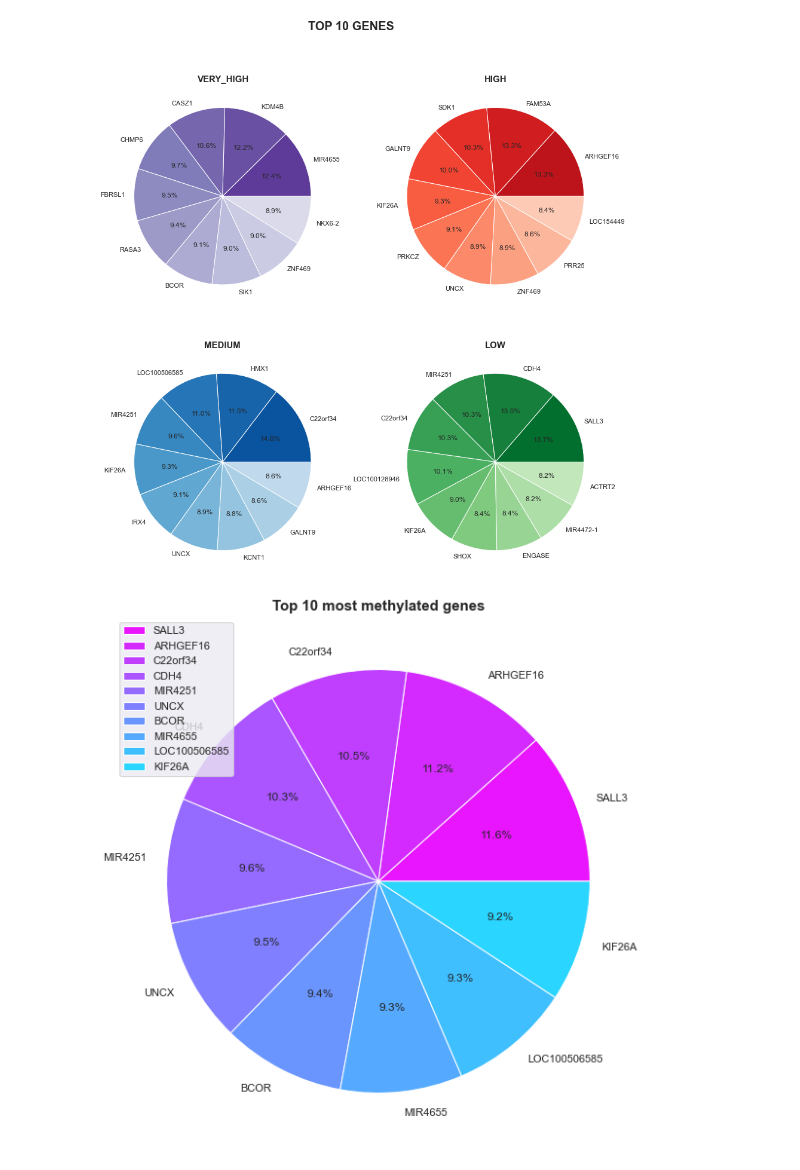
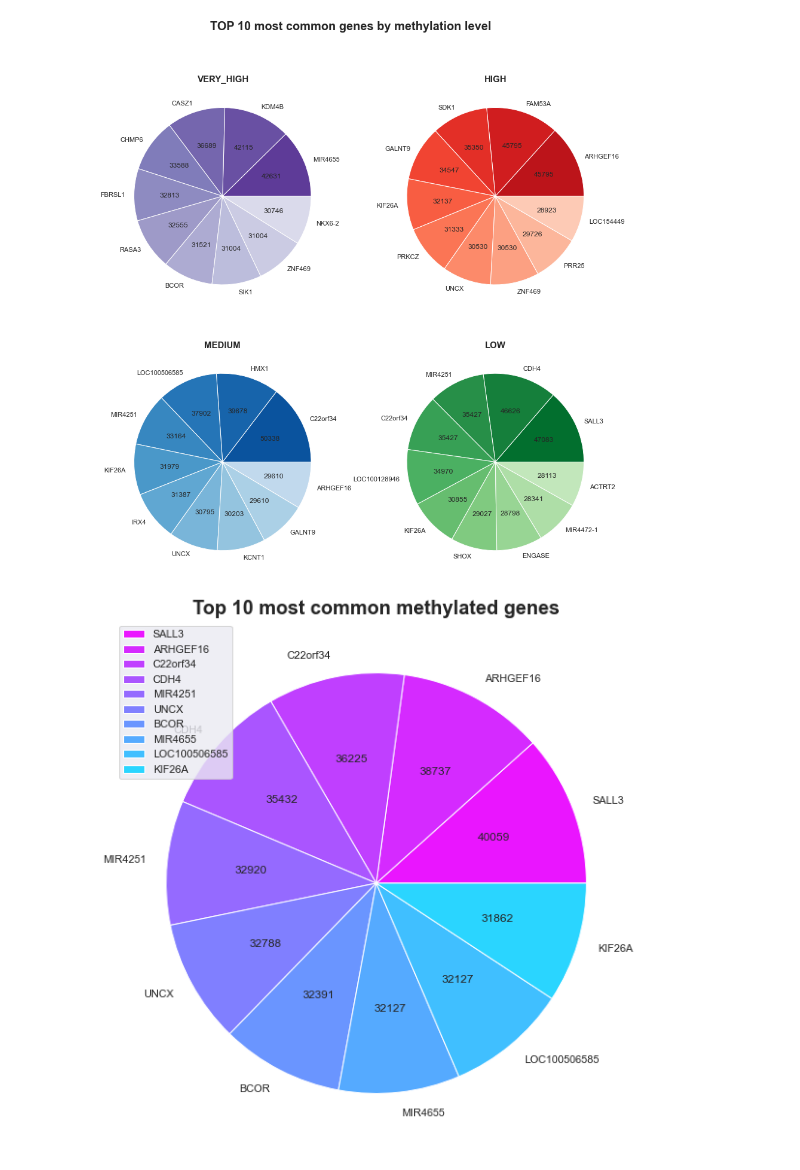
Before and after one commit to Manulink4/bioinfo_meth, a Jupyter notebook: meth.ipynb, the cells around one changed output. Cells and saved outputs as stored; diff of their text form; code cells hidden in the pictures.

Commit message:
New plots and added NZM9 to data

```diff
--- a/meth.ipynb
+++ b/meth.ipynb
@@ -7,7 +10,8 @@ from IPython.display import display
 raw_df = pd.read_csv("meth_counts/GSE153594_Methylation_Counts.csv", sep=",", decimal=".",
                  dtype={"Chr": str, "Start": int, "End": int, "NZM9": float})
 
-raw_df = raw_df[["Chr", "Start", "End", "NZM9"]]
+
+raw_df = raw_df[["Chr", "Start", "End", "NZM9", 'CpGs']]
 
 display(raw_df.head(5))
 # %% [output]
@@ -51,6 +60,7 @@ raw_dfs = [pd.read_csv(f'{root}/{f}.txt', sep='\t') for f in files]
 
 for i, (df, mtype) in enumerate(zip(raw_dfs, meth_types)):
     df['NZM9'] = nzm9_columns[mtype]
+    df['CpGs'] = cpg_islands[mtype]
     df['Meth type'] = [mtype] * len(df)
     df['Meth label'] = [meth_types[mtype]] * len(df)
     df['Label'] = df['Annotation'].apply(lambda x: get_label(x))
@@ -86,0 +95,10 @@ ax.tick_params(labelsize=18)
+# %%
+sns.set(rc={"figure.figsize":(20, 10)})
+
+ax = sns.countplot(x="CpGs", hue="Meth type", data=df, palette='YlGnBu_r')
+ax.set_title('Number of CpG islands based on their methylation level', weight='bold', fontsize=30)
+ax.set_xlabel('Number of CpG islands', weight='bold', fontsize=22)
+ax.set_xlim(-1, 15)
+ax.set_ylabel('')
+plt.legend(fontsize=18)
+ax.tick_params(labelsize=18)
@@ -94,7 +114,11 @@ colors = {
     'low': sorted(sns.color_palette('Greens_r', 14))[1:]
 }
 
-plt.suptitle('TOP 10 GENES', weight='bold', fontsize=20)
+plt.suptitle('TOP 10 most common genes by methylation level', weight='bold', fontsize=20)
+
+
+def from_pctg_to_val(val):
+    return int(val/100.*len(df))
 
 counters = {}
 for i, mtype in enumerate(meth_types):
@@ -104,25 +128,34 @@ for i, mtype in enumerate(meth_types):
     common_genes_dict = {i[0] : i[1] for i in common_genes}
 
     plt.subplot(2, 2, i + 1)
-    plt.pie(common_genes_dict.values(), labels=common_genes_dict.keys(), autopct='%1.1f%%', colors=colors[mtype])
+    plt.pie(
+        common_genes_dict.values(),
+        labels=common_genes_dict.keys(),
+        autopct=from_pctg_to_val,
+        colors=colors[mtype])
     plt.title(mtype.upper(), weight='bold', fontsize=15)
 #     plt.legend()
     plt.plot()
 
 plt.show()
 # %% [output]
-[figure, old version]
+[figure, new version]
 # %%
 colors = reversed(sns.color_palette('cool', 11)[1:])
 
 counter = Counter(df['Gene Name'])
 common_genes = counter.most_common(10)
 common_genes_dict = {i[0] : i[1] for i in common_genes}
 
-plt.pie(common_genes_dict.values(), labels=common_genes_dict.keys(), autopct='%1.1f%%', colors=colors)
-plt.title('Top 10 most methylated genes', weight='bold', fontsize=15)
+plt.pie(
+    common_genes_dict.values(),
+    labels=common_genes_dict.keys(),
+    autopct=from_pctg_to_val,
+    colors=colors
+)
+plt.title('Top 10 most common methylated genes', weight='bold', fontsize=20)
 plt.legend()
 plt.plot()
 plt.show()
 # %% [output]
-[figure, old version]
+[figure, new version]
```
Also changed, not shown: parts of 7 cells of this notebook, 5 other files.
